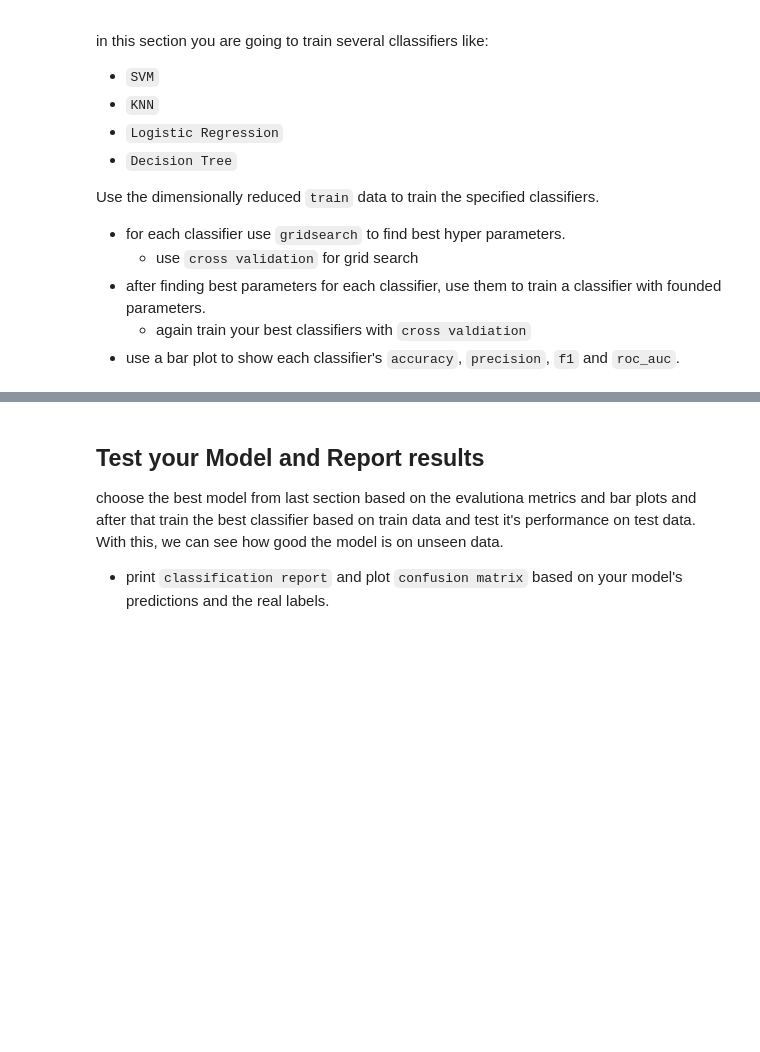
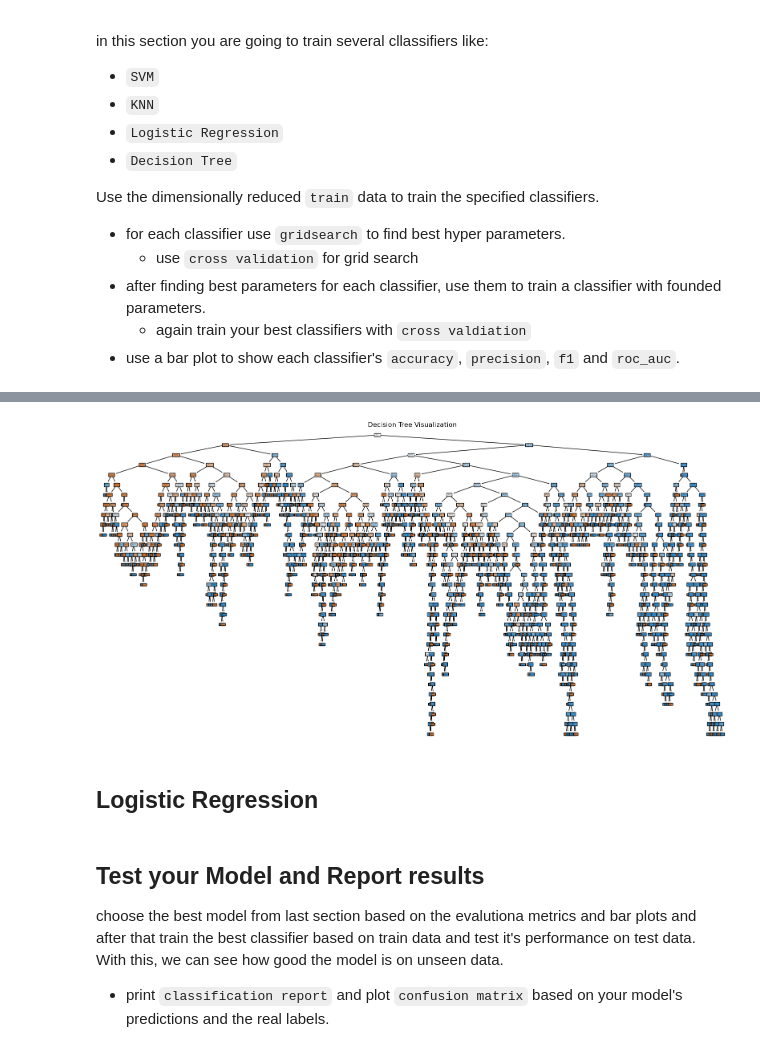
Before and after one commit to Abtinz/Machine-Learning-with-Python, a Jupyter notebook: DataMining/Classification/P3.ipynb, the cells around one changed output, grey strips where cells are left out. Cells and saved outputs as stored; diff of their text form; code cells hidden in the pictures; blank space fills up the shorter version.

```diff
--- a/DataMining/Classification/P3.ipynb
+++ b/DataMining/Classification/P3.ipynb
@@ -351,0 +381,10 @@ Use the dimensionally reduced `train` data to train the specified classifiers.
+# %%
+knn_pipeline = make_pipeline(StandardScaler(), KNeighborsClassifier())
+GRID = {
+    'kneighborsclassifier__n_neighbors': [2,3, 4, 5]
+}
+
+knn_grid = GridSearchCV(knn_pipeline, GRID, cv=5, scoring='accuracy')
+knn_grid.fit(X_resampled, y_resampled)
+parameters = {key.replace('kneighborsclassifier__', ''): value for key, value in knn_grid.best_params_.items()}
+knn = KNeighborsClassifier(**parameters)
@@ -351,0 +397,11 @@ Use the dimensionally reduced `train` data to train the specified classifiers.
+# %%
+tree_pipeline = DecisionTreeClassifier(random_state=1)
+GRID = {
+    'max_depth': [10, 20, 30],
+    'min_samples_split': [5, 10]
+}
+
+tree_grid = GridSearchCV(tree_pipeline, GRID, cv=5, scoring='accuracy')
+tree_grid.fit(X_resampled, y_resampled)
+parameters = tree_grid.best_params_
+decision_tree = DecisionTreeClassifier(**parameters)
@@ -351,0 +412,12 @@ Use the dimensionally reduced `train` data to train the specified classifiers.
+# %%
+from sklearn.tree import  plot_tree
+
+decision_tree.fit(X_resampled, y_resampled)
+plt.figure(figsize=(20,10))
+plot_tree(decision_tree, filled=True, class_names=['1', '-1'])
+plt.title('Decision Tree Visualization')
+plt.show()
+# %% [output]
+[figure, added]
+# %% [markdown]
+## Logistic Regression
```
Also changed, not shown: parts of 17 cells of this notebook.
